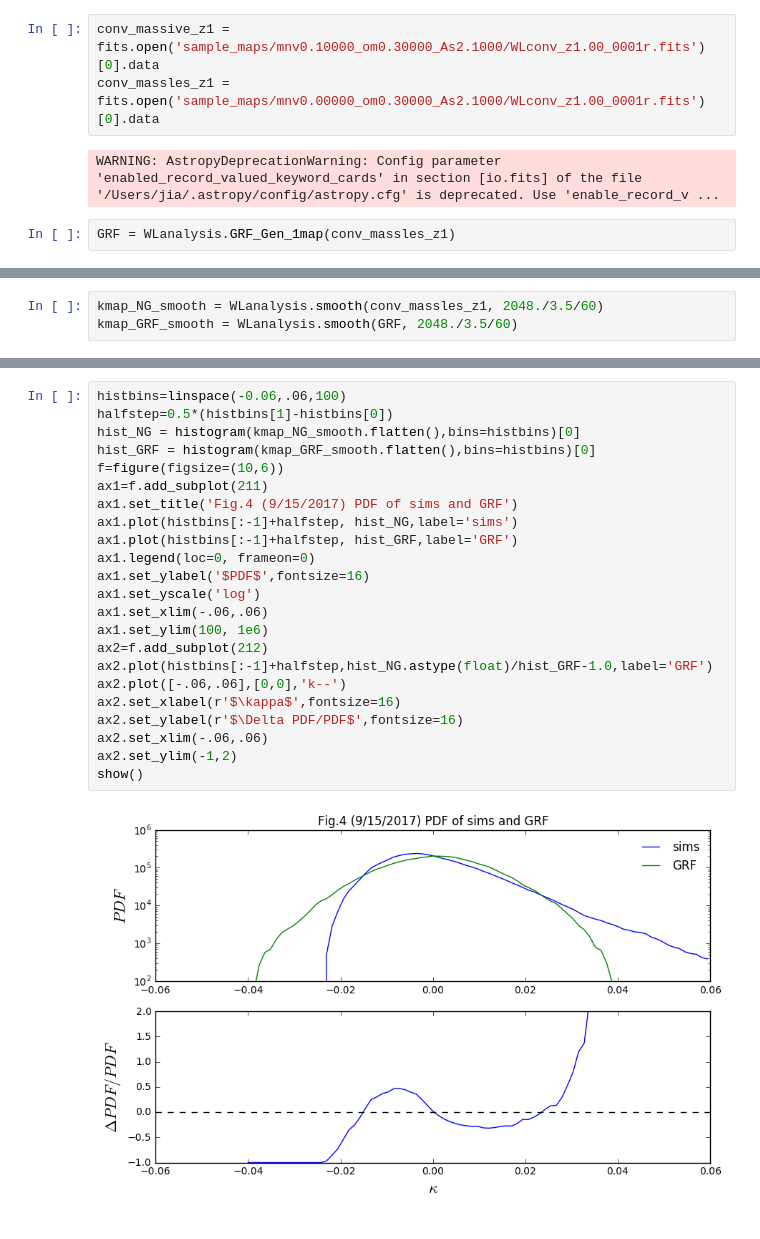
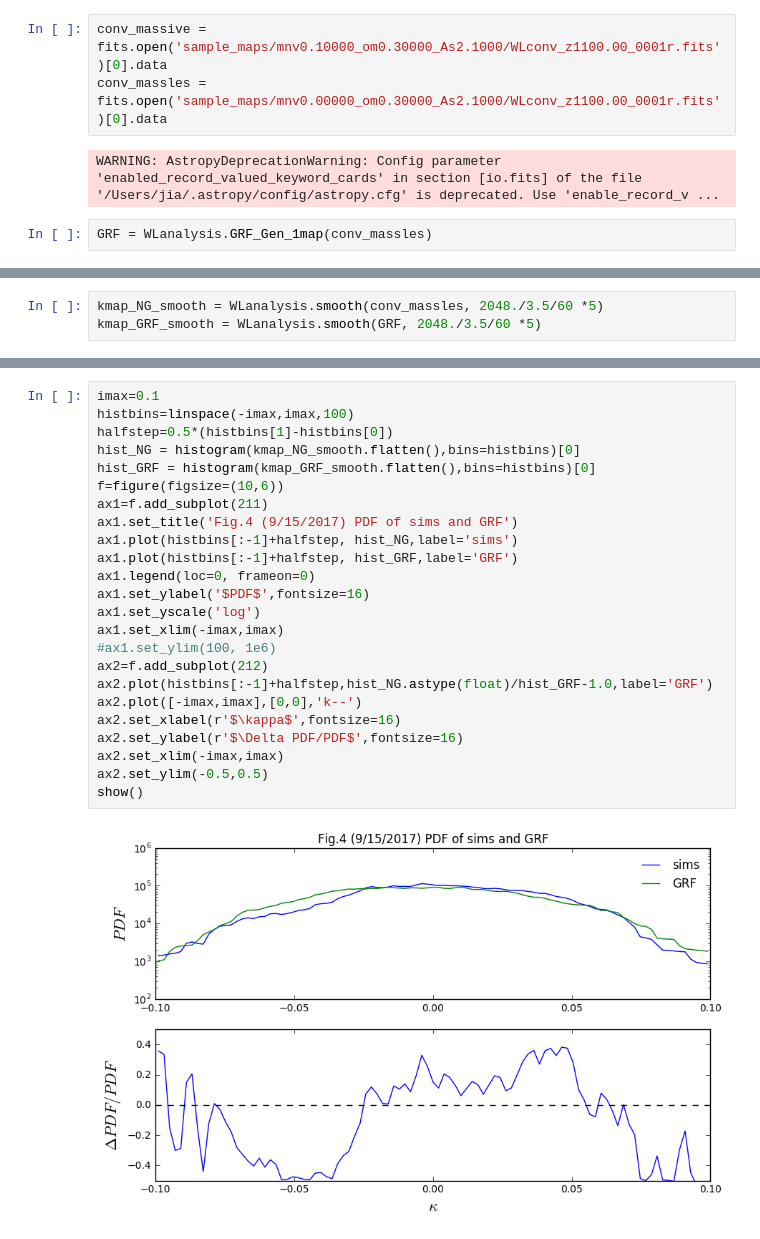
Before and after one commit to liuxx479/neutrino-batch, a Jupyter notebook: plot-PDF.ipynb, the cells around one changed output, grey strips where cells are left out. Drawn from its saved outputs; the diff is of its cells as text.

```diff
--- a/plot-PDF.ipynb
+++ b/plot-PDF.ipynb
@@ -3,10 +3,10 @@ from scipy import *
 from astropy.io import fits
 import WLanalysis
 # %%
-conv_massive_z1 = fits.open('sample_maps/mnv0.10000_om0.30000_As2.1000/WLconv_z1.00_0001r.fits')[0].data
-conv_massles_z1 = fits.open('sample_maps/mnv0.00000_om0.30000_As2.1000/WLconv_z1.00_0001r.fits')[0].data
+conv_massive = fits.open('sample_maps/mnv0.10000_om0.30000_As2.1000/WLconv_z1100.00_0001r.fits')[0].data
+conv_massles = fits.open('sample_maps/mnv0.00000_om0.30000_As2.1000/WLconv_z1100.00_0001r.fits')[0].data
 # %% [output]
 WARNING: AstropyDeprecationWarning: Config parameter 'enabled_record_valued_keyword_cards' in section [io.fits] of the file '/Users/jia/.astropy/config/astropy.cfg' is deprecated. Use 'enable_record_v ...
 # %%
-GRF = WLanalysis.GRF_Gen_1map(conv_massles_z1)
+GRF = WLanalysis.GRF_Gen_1map(conv_massles)
 # %%
@@ -47,6 +47,6 @@ show()
 # %%
-kmap_NG_smooth = WLanalysis.smooth(conv_massles_z1, 2048./3.5/60)
-kmap_GRF_smooth = WLanalysis.smooth(GRF, 2048./3.5/60)
+kmap_NG_smooth = WLanalysis.smooth(conv_massles, 2048./3.5/60 *5)
+kmap_GRF_smooth = WLanalysis.smooth(GRF, 2048./3.5/60 *5)
 # %%
 istdsmooth = std(kmap_NG_smooth)
 
@@ -72,25 +72,26 @@ show()
 # %%
-histbins=linspace(-0.06,.06,100)
+imax=0.1
+histbins=linspace(-imax,imax,100)
 halfstep=0.5*(histbins[1]-histbins[0])
 hist_NG = histogram(kmap_NG_smooth.flatten(),bins=histbins)[0]
 hist_GRF = histogram(kmap_GRF_smooth.flatten(),bins=histbins)[0]
 f=figure(figsize=(10,6))
 ax1=f.add_subplot(211)
 ax1.set_title('Fig.4 (9/15/2017) PDF of sims and GRF')
 ax1.plot(histbins[:-1]+halfstep, hist_NG,label='sims')
 ax1.plot(histbins[:-1]+halfstep, hist_GRF,label='GRF')
 ax1.legend(loc=0, frameon=0)
 ax1.set_ylabel('$PDF$',fontsize=16)
 ax1.set_yscale('log')
-ax1.set_xlim(-.06,.06)
-ax1.set_ylim(100, 1e6)
+ax1.set_xlim(-imax,imax)
+#ax1.set_ylim(100, 1e6)
 ax2=f.add_subplot(212)
 ax2.plot(histbins[:-1]+halfstep,hist_NG.astype(float)/hist_GRF-1.0,label='GRF')
-ax2.plot([-.06,.06],[0,0],'k--')
+ax2.plot([-imax,imax],[0,0],'k--')
 ax2.set_xlabel(r'$\kappa$',fontsize=16)
 ax2.set_ylabel(r'$\Delta PDF/PDF$',fontsize=16)
-ax2.set_xlim(-.06,.06)
-ax2.set_ylim(-1,2)
+ax2.set_xlim(-imax,imax)
+ax2.set_ylim(-0.5,0.5)
 show()
 # %% [output]
-[figure, old version]
+[figure, new version]
```
Also changed, not shown: parts of 4 cells of this notebook.
